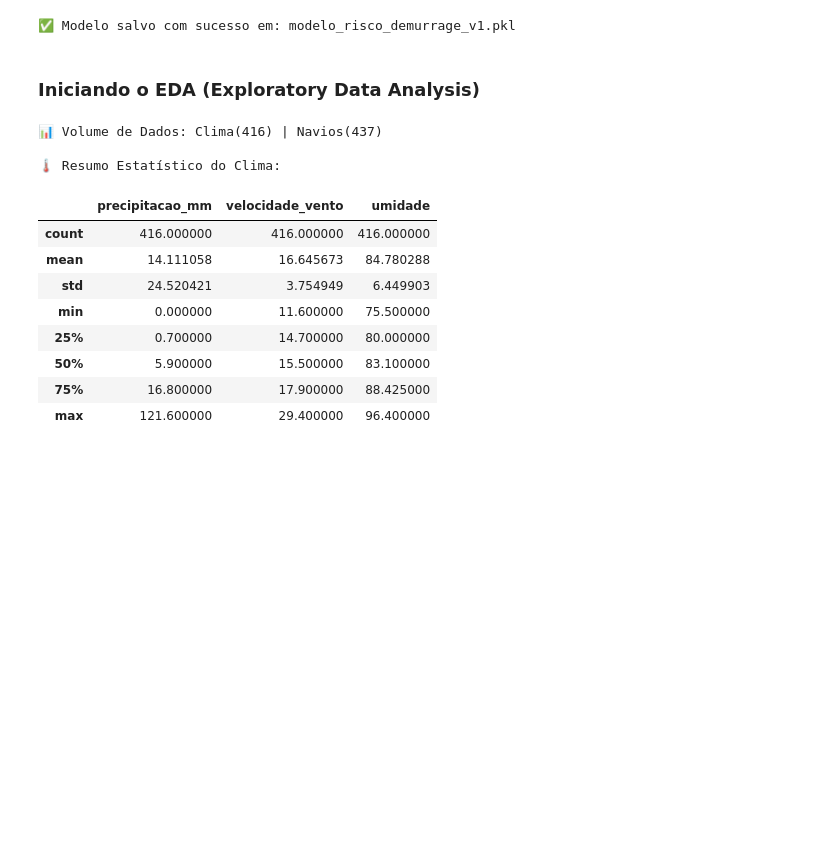
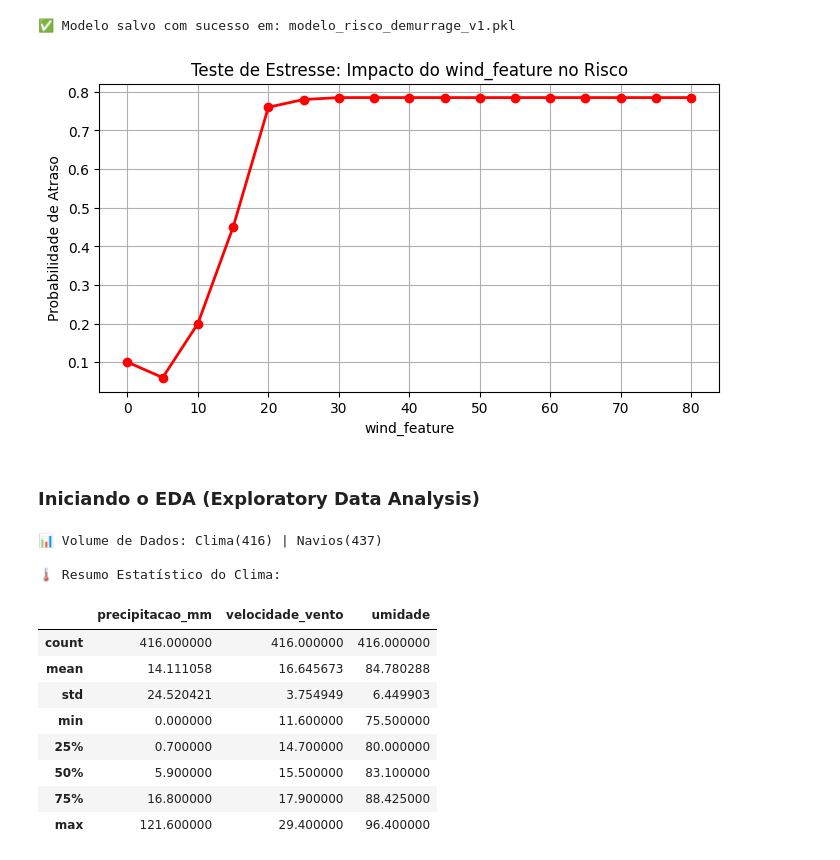
Before and after one commit to filiphe-ds/Agro-Logistics-Risk-Analytics, a Jupyter notebook: notebooks/agrologistics.ipynb, the cells around one changed output. Drawn from its saved outputs; the diff is of its cells as text; code cells hidden in the pictures; blank space fills up the shorter version.

```diff
--- a/notebooks/agrologistics.ipynb
+++ b/notebooks/agrologistics.ipynb
@@ -470,6 +459,37 @@ print(f"✅ Modelo salvo com sucesso em: {model_filename}")
 # previsao = modelo_carregado.predict_proba(X_test) # Retorna a probabilidade (0.0 a 1.0)
 # %% [output]
 ✅ Modelo salvo com sucesso em: modelo_risco_demurrage_v1.pkl
+# %%
+# --- VALIDAÇÃO DO CÉREBRO DO MODELO ---
+import matplotlib.pyplot as plt
+
+def stress_test_model(feature_name, range_values):
+    test_cases = []
+    for val in range_values:
+        # Criamos um caso onde tudo é zero/médio, exceto a feature que estamos testando
+        case = {
+            'rain_feature': 0,
+            'wind_feature': 0,
+            'nlp_risk_score': 0,
+            'quantidade_estimada': 50000
+        }
+        case[feature_name] = val
+        test_cases.append(list(case.values()))
+
+    probs = model.predict_proba(test_cases)[:, 1]
+
+    plt.figure(figsize=(8, 4))
+    plt.plot(range_values, probs, marker='o', color='red', linewidth=2)
+    plt.title(f"Teste de Estresse: Impacto do {feature_name} no Risco")
+    plt.xlabel(feature_name)
+    plt.ylabel("Probabilidade de Atraso")
+    plt.grid(True)
+    plt.show()
+
+# Testa o Vento de 0 a 80km/h
+stress_test_model('wind_feature', range(0, 81, 5))
+# %% [output]
+[figure, added]
 # %% [markdown]
 ### Iniciando o EDA (Exploratory Data Analysis)
 # %%
```
Also changed, not shown: parts of 2 cells of this notebook.
